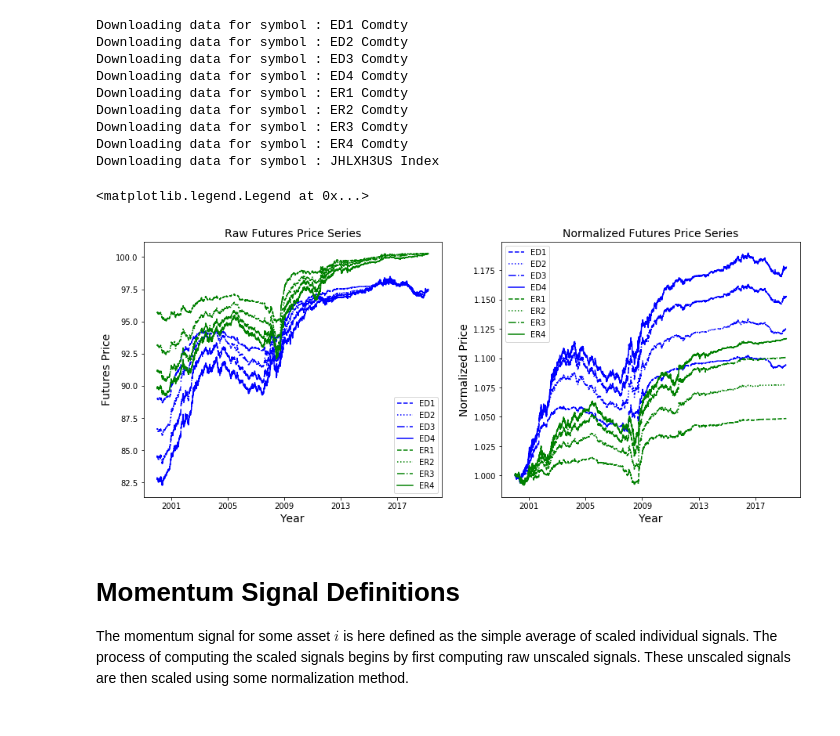
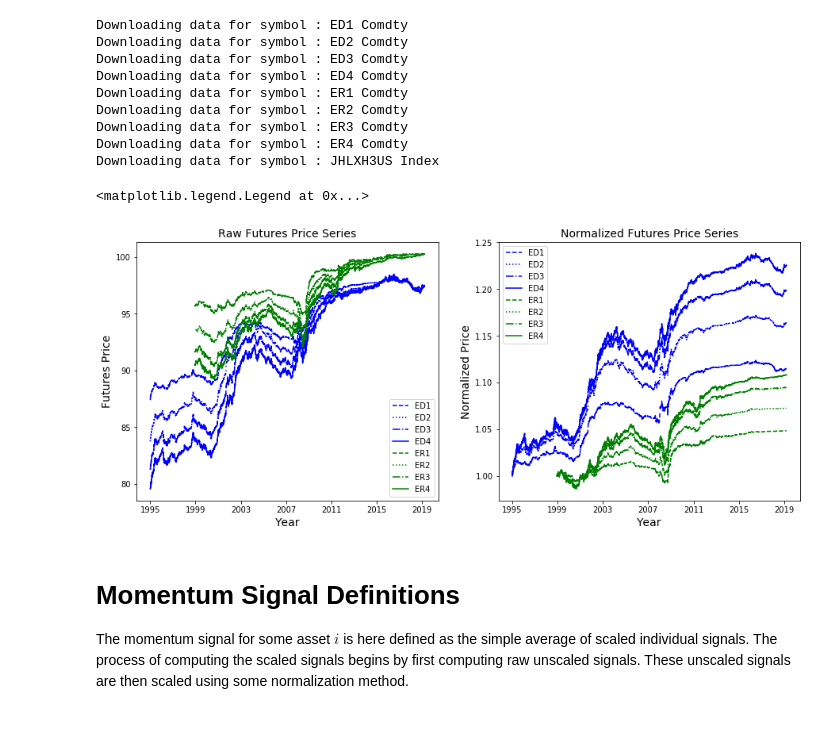
Before and after one commit to jshellen/CTA-strategies, a Jupyter notebook: eurodollar_mom_backtest.ipynb, the cells around one changed output. Cells and saved outputs as stored; diff of their text form; code cells hidden in the pictures.

```diff
--- a/eurodollar_mom_backtest.ipynb
+++ b/eurodollar_mom_backtest.ipynb
@@ -22,10 +22,10 @@ index_specifications = {'ED1 Comdty' :{'Symbol': 'ED1 Comdty','EWMA_window':400,
                         'ED2 Comdty' :{'Symbol': 'ED2 Comdty','EWMA_window':400, 'Vol_window':400, 'Signal_Scaling': 10    },
                         'ED3 Comdty' :{'Symbol': 'ED3 Comdty','EWMA_window':400, 'Vol_window':400, 'Signal_Scaling': 10    },
                         'ED4 Comdty' :{'Symbol': 'ED4 Comdty','EWMA_window':400, 'Vol_window':400, 'Signal_Scaling': 10    },
-                        'ER1 Comdty' :{'Symbol': 'ER1 Comdty','EWMA_window':700, 'Vol_window':700, 'Signal_Scaling': 10    },
-                        'ER2 Comdty' :{'Symbol': 'ER2 Comdty','EWMA_window':700, 'Vol_window':700, 'Signal_Scaling': 10    },
-                        'ER3 Comdty' :{'Symbol': 'ER3 Comdty','EWMA_window':700, 'Vol_window':700, 'Signal_Scaling': 10    },
-                        'ER4 Comdty' :{'Symbol': 'ER4 Comdty','EWMA_window':700, 'Vol_window':700, 'Signal_Scaling': 10    }
+                        'ER1 Comdty' :{'Symbol': 'ER1 Comdty','EWMA_window':700, 'Vol_window':400, 'Signal_Scaling': 10    },
+                        'ER2 Comdty' :{'Symbol': 'ER2 Comdty','EWMA_window':700, 'Vol_window':400, 'Signal_Scaling': 10    },
+                        'ER3 Comdty' :{'Symbol': 'ER3 Comdty','EWMA_window':700, 'Vol_window':400, 'Signal_Scaling': 10    },
+                        'ER4 Comdty' :{'Symbol': 'ER4 Comdty','EWMA_window':700, 'Vol_window':400, 'Signal_Scaling': 10    }
                        }
 
 symbols    = [ index_specifications[s]['Symbol'] for s in list(index_specifications.keys())]
@@ -42,7 +42,7 @@ The data we use here comes from Bloomberg. The code below utilizes the Bloomberg
 # %%
 # Download data for traded instruments
 data_handler = BloombergAPI(SERVER_HOST='localhost',SERVER_PORT=8194)
-start_date   = datetime(2000,1,5)
+start_date   = datetime(1995,1,5)
 end_date     = datetime.today()
 price_data   = []
 for symbol in symbols:
@@ -95,38 +95,44 @@ fig,ax = plt.subplots(1,2,figsize=(15,6))
 ax[0].plot(price_data["ED1 Comdty"], ls = '--', color = 'blue', label = "ED1")
 ax[0].plot(price_data["ED2 Comdty"], ls = ':' , color = 'blue', label = "ED2")
 ax[0].plot(price_data["ED3 Comdty"], ls = '-.', color = 'blue', label = "ED3")
 ax[0].plot(price_data["ED4 Comdty"], ls = '-' , color = 'blue', label = "ED4")
 # Euribors
 ax[0].plot(price_data["ER1 Comdty"], ls = '--', color = 'green', label = "ER1")
 ax[0].plot(price_data["ER2 Comdty"], ls = ':' , color = 'green', label = "ER2")
 ax[0].plot(price_data["ER3 Comdty"], ls = '-.', color = 'green', label = "ER3")
 ax[0].plot(price_data["ER4 Comdty"], ls = '-' , color = 'green', label = "ER4")
 
 ax[0].set_ylabel('Futures Price',fontsize=14)
 ax[0].set_xlabel('Year',fontsize=14)
 ax[0].set_title('Raw Futures Price Series',fontsize=14)
 ax[0].legend(loc=4)
 
 # Normalized futures price series
 # ------------------------
 # Eurodollars
 ax[1].plot(price_data["ED1 Comdty"].div(price_data["ED1 Comdty"].iloc[0]), ls = '--', color = 'blue', label = "ED1")
 ax[1].plot(price_data["ED2 Comdty"].div(price_data["ED2 Comdty"].iloc[0]), ls = ':' , color = 'blue', label = "ED2")
 ax[1].plot(price_data["ED3 Comdty"].div(price_data["ED3 Comdty"].iloc[0]), ls = '-.', color = 'blue', label = "ED3")
 ax[1].plot(price_data["ED4 Comdty"].div(price_data["ED4 Comdty"].iloc[0]), ls = '-' , color = 'blue', label = "ED4")
+
 # Euribors
-ax[1].plot(price_data["ER1 Comdty"].div(price_data["ER1 Comdty"].iloc[0]), ls = '--', color = 'green', label = "ER1")
-ax[1].plot(price_data["ER2 Comdty"].div(price_data["ER2 Comdty"].iloc[0]), ls = ':' , color = 'green', label = "ER2")
-ax[1].plot(price_data["ER3 Comdty"].div(price_data["ER3 Comdty"].iloc[0]), ls = '-.', color = 'green', label = "ER3")
-ax[1].plot(price_data["ER4 Comdty"].div(price_data["ER4 Comdty"].iloc[0]), ls = '-' , color = 'green', label = "ER4")
+y1 = price_data["ER1 Comdty"].dropna()
+y2 = price_data["ER2 Comdty"].dropna()
+y3 = price_data["ER3 Comdty"].dropna()
+y4 = price_data["ER4 Comdty"].dropna()
+
+ax[1].plot(y1.div(y1.iloc[0]), ls = '--', color = 'green', label = "ER1")
+ax[1].plot(y2.div(y2.iloc[0]), ls = ':' , color = 'green', label = "ER2")
+ax[1].plot(y3.div(y3.iloc[0]), ls = '-.', color = 'green', label = "ER3")
+ax[1].plot(y4.div(y4.iloc[0]), ls = '-' , color = 'green', label = "ER4")
 
 ax[1].set_ylabel('Normalized Price',fontsize=14)
 ax[1].set_xlabel('Year',fontsize=14)
 ax[1].set_title('Normalized Futures Price Series',fontsize=14)
 ax[1].legend(loc=2)
 # %% [output]
 <matplotlib.legend.Legend at 0x...>
-[figure, old version]
+[figure, new version]
 # %% [markdown]
 # Momentum Signal Definitions
 
```
Also changed, not shown: parts of 17 cells of this notebook.
